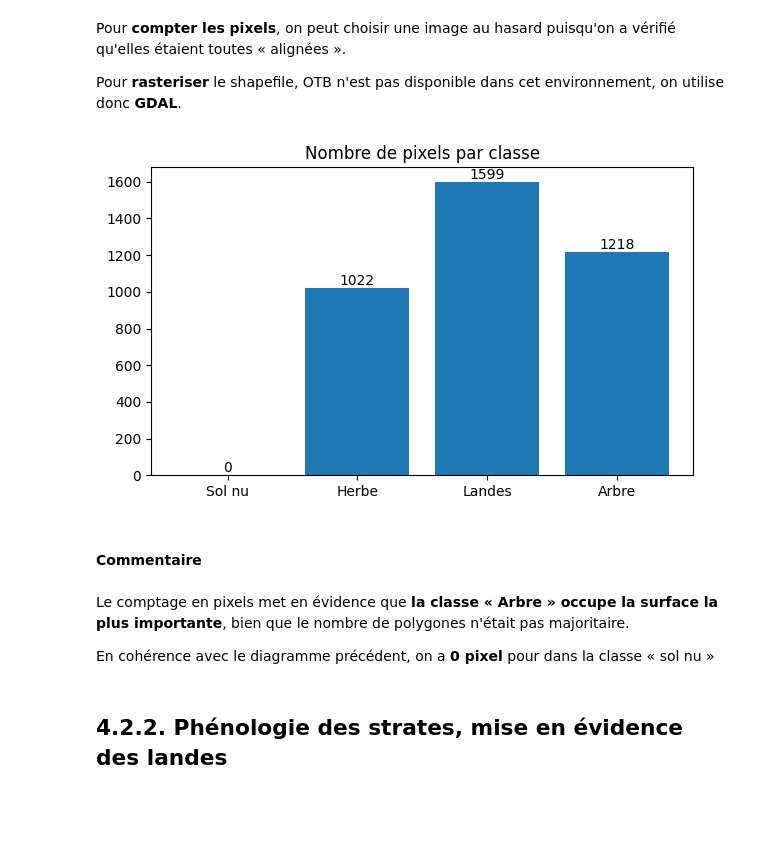
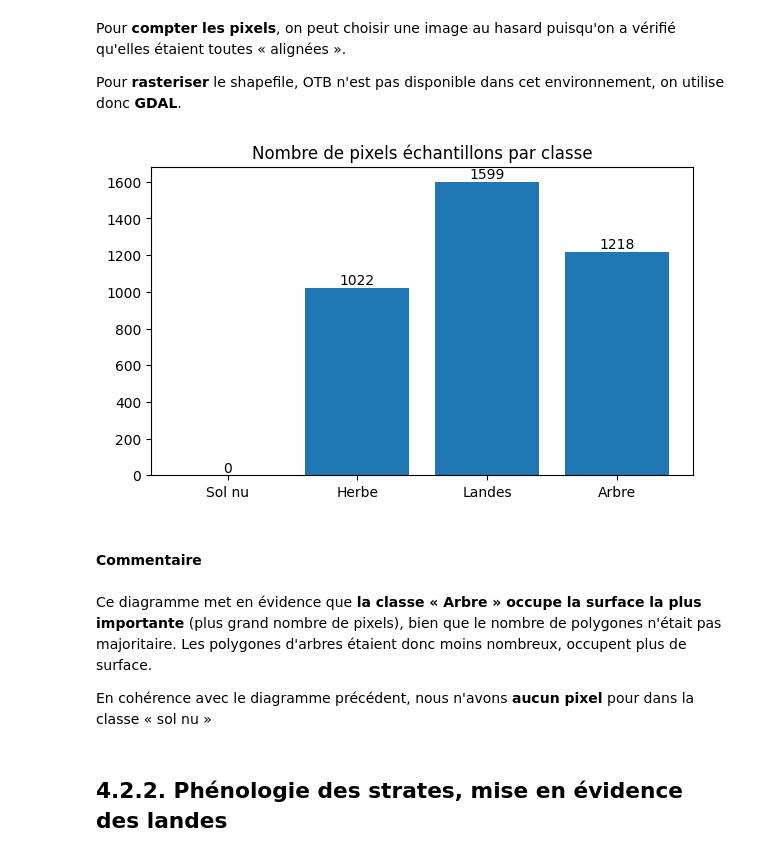
Before and after one commit to VT-94/projet_telea_THORIN_VINCENT, a Jupyter notebook: projet_telea_THORIN_VINCENT.ipynb, the cells around one changed output. Saved outputs shown, nothing was run; the diff lists cells and outputs as text; code cells hidden in the pictures; blank space fills up the shorter version.

```diff
--- a/projet_telea_THORIN_VINCENT.ipynb
+++ b/projet_telea_THORIN_VINCENT.ipynb
@@ -279,42 +280,36 @@ roi_ds = gdal.Open(out_image, gdal.GA_Update)
 gdal.Rasterize(roi_ds, shp_path, attribute="strate")
 roi_ds = None
 # %%
-roi_ds = gdal.Open(out_image)
-roi = roi_ds.GetRasterBand(1).ReadAsArray()
-roi_ds = None
+from libsigma.classification import get_samples_from_roi
 
-# On ignore les pixels à 0 (NoData)
-values, counts = np.unique(roi[roi > 0], return_counts=True)
+_, Y, _ = get_samples_from_roi(image_ref, out_image)  # X ignoré
 
-# Forcer l'ordre des classes attendues (1..4) + inclure les classes absentes
+values, counts = np.unique(Y, return_counts=True)
+
+counts_dict = dict(zip(values.flatten().tolist(), counts.tolist()))
 ordered_classes = list(labels_strates.keys())
-counts_dict = dict(zip(values.tolist(), counts.tolist()))
 ordered_counts = [counts_dict.get(c, 0) for c in ordered_classes]
 ordered_labels = [labels_strates[c] for c in ordered_classes]
 
 plt.figure(figsize=(7, 4))
 plt.bar(ordered_labels, ordered_counts)
-
 for i, v in enumerate(ordered_counts):
     plt.text(i, v, str(int(v)), ha="center", va="bottom")
 
-
-plt.title("Nombre de pixels par classe")
-plt.ylabel("")
-plt.xlabel("")
+plt.title("Nombre de pixels échantillons par classe")
 
 result_path = os.path.join(results_dir, "diag_baton_nb_pix_by_class.png")
 plt.savefig(result_path, dpi=300, bbox_inches="tight")
 
 plt.show()
 # %% [output]
-[figure, old version]
+[figure, new version]
 # %% [markdown]
 #### Commentaire
 # %% [markdown]
-Le comptage en pixels met en évidence que **la classe « Arbre » occupe la surface la plus importante**, bien que le nombre de polygones n'était pas majoritaire.
+Ce diagramme met en évidence que **la classe « Arbre » occupe la surface la plus importante** (plus grand nombre de pixels), bien que le nombre de polygones n'était pas majoritaire. Les polygones d'arbres étaient donc moins nombreux, occupent plus de surface.
 
-En cohérence avec le diagramme précédent, on a **0 pixel** pour dans la classe « sol nu »
+En cohérence avec le diagramme précédent, nous n'avons **aucun pixel** pour dans la classe « sol nu »
 # %% [markdown]
 ## 4.2.2. Phénologie des strates, mise en évidence des landes
 # %% [markdown]
```
Also changed, not shown: parts of 2 cells of this notebook.
